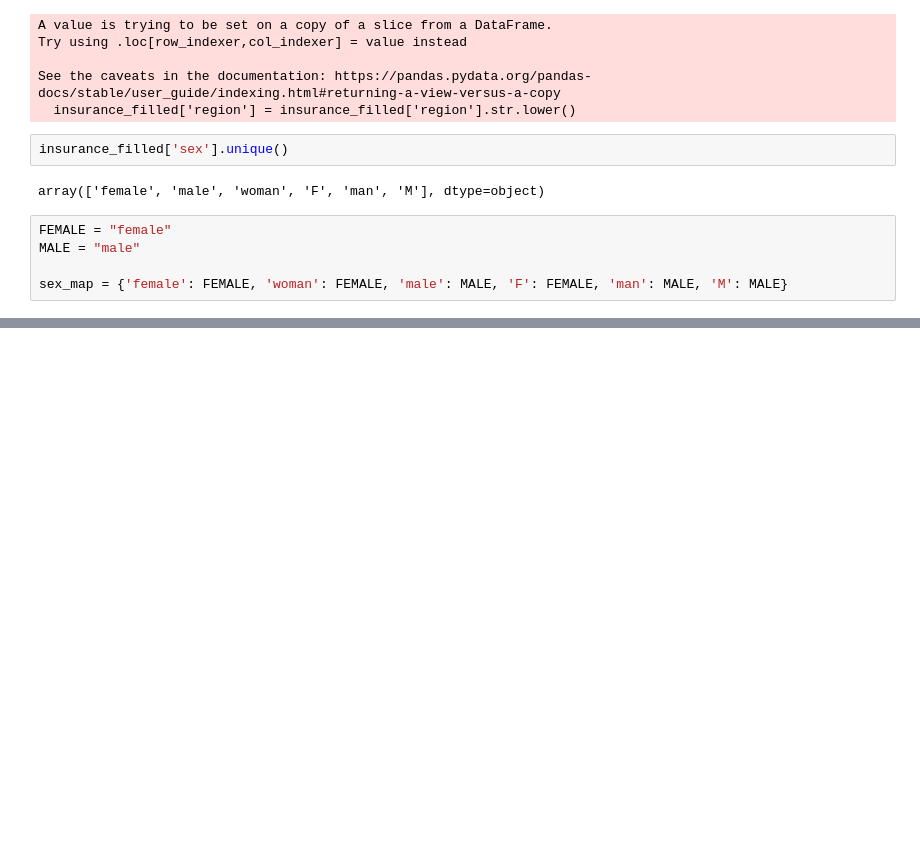
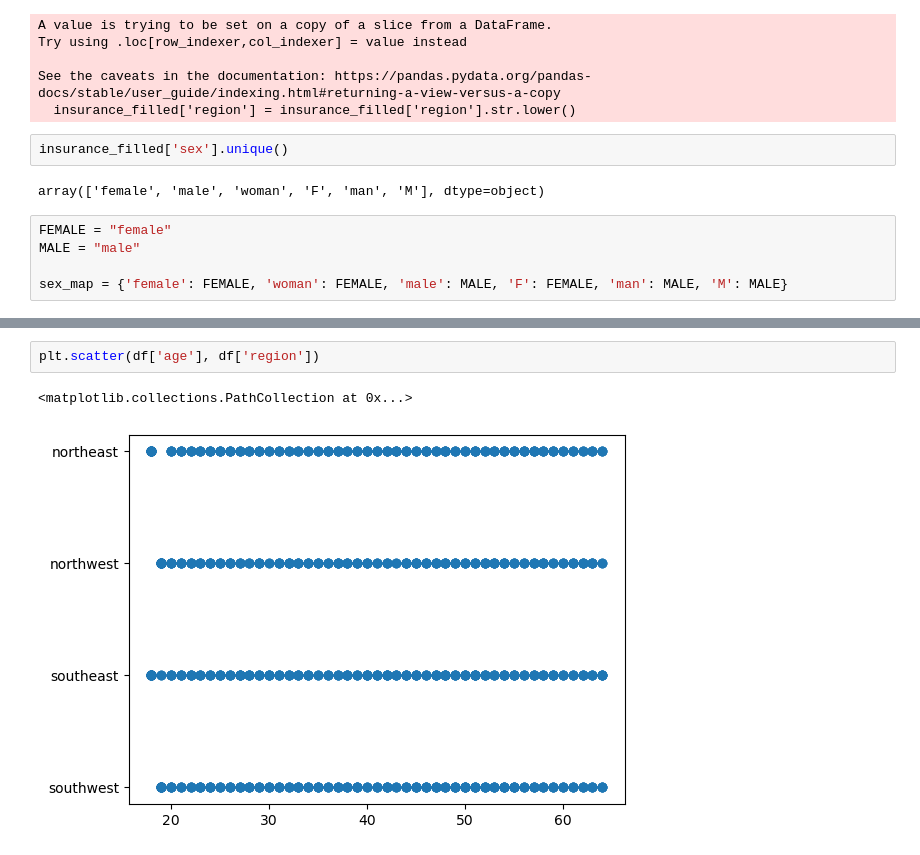
Before and after one commit to Newtanmukh/Python-Frameworks-Tutorials, a Jupyter notebook: PREDICTING_HEALTHCARE_COST/HealthCare.ipynb, the cells around one changed output, grey strips where cells are left out. Saved outputs shown, nothing was run; the diff lists cells and outputs as text; blank space fills up the shorter version.

```diff
--- a/PREDICTING_HEALTHCARE_COST/HealthCare.ipynb
+++ b/PREDICTING_HEALTHCARE_COST/HealthCare.ipynb
@@ -86,0 +181,5 @@ sex_map = {'female': FEMALE, 'woman': FEMALE, 'male': MALE, 'F': FEMALE, 'man':
+# %%
+plt.scatter(df['age'], df['region'])
+# %% [output]
+<matplotlib.collections.PathCollection at 0x...>
+[figure, added]
```
Also changed, not shown: parts of 29 cells of this notebook, 1 other file.
